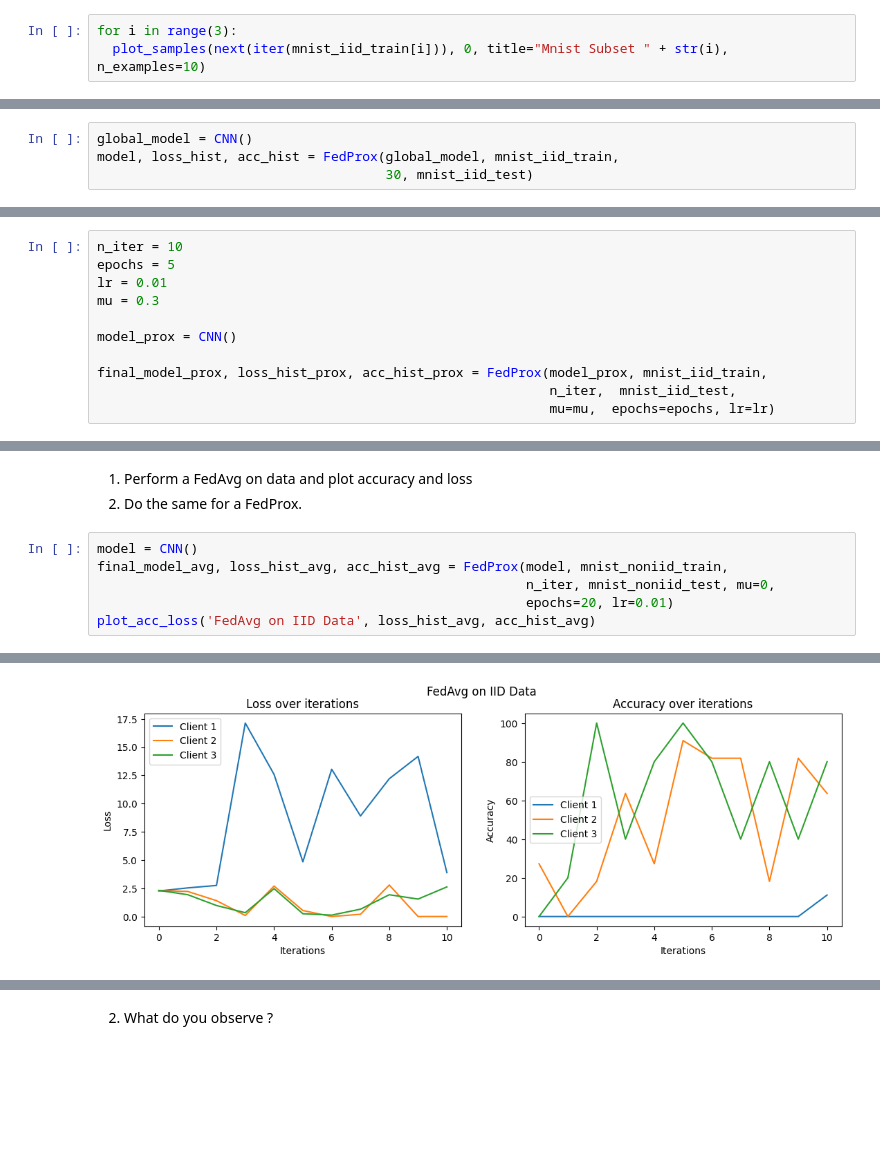
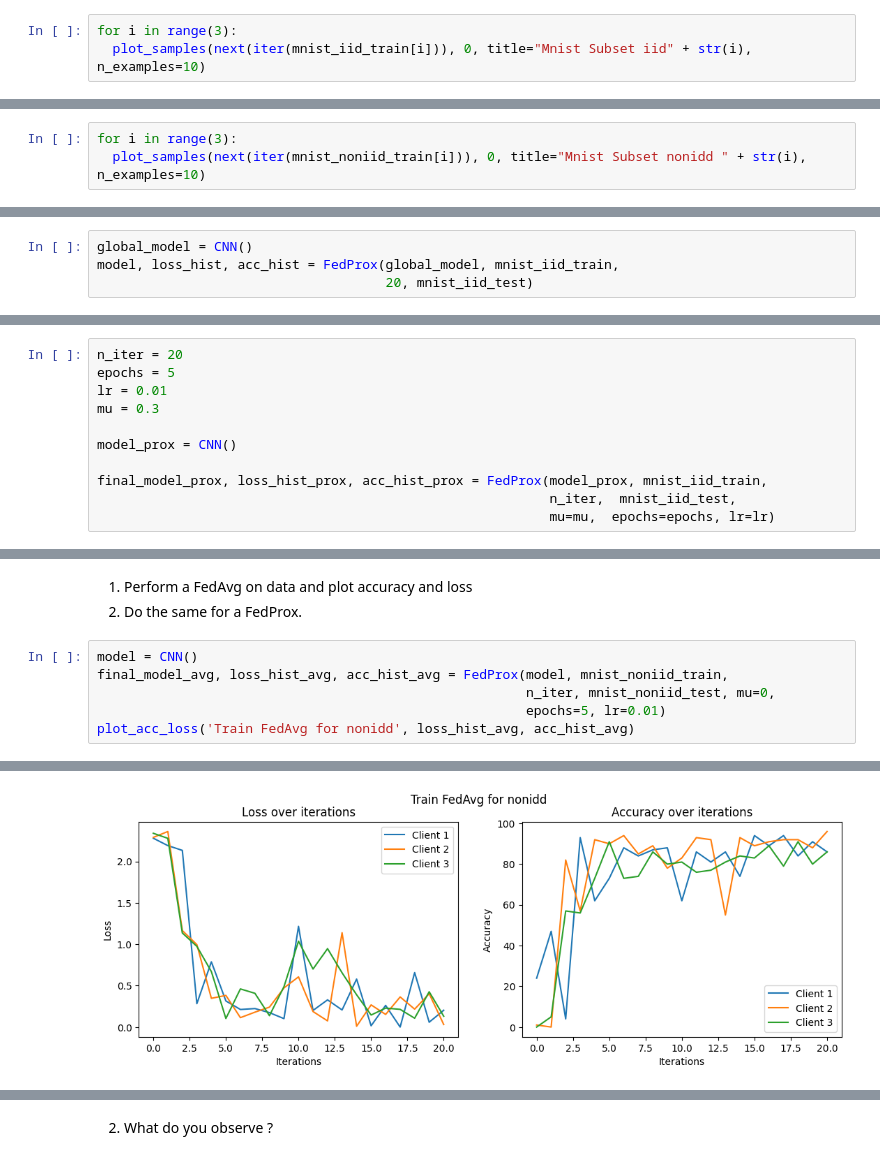
Before and after one commit to Ekliipce/Machine-Learning-for-Biomedical, a Jupyter notebook: federated_learning/Federated_Learning_etudiants.ipynb, the cells around one changed output, grey strips where cells are left out. Drawn from its saved outputs; the diff is of its cells as text; blank space fills up the shorter version.

```diff
--- a/federated_learning/Federated_Learning_etudiants.ipynb
+++ b/federated_learning/Federated_Learning_etudiants.ipynb
@@ -206,5 +191,5 @@ def plot_samples(data, channel:int, title=None, plot_name="", n_examples =20):
     plt.tight_layout()
 # %%
 for i in range(3):
-  plot_samples(next(iter(mnist_iid_train[i])), 0, title="Mnist Subset " + str(i),  n_examples=10)
+  plot_samples(next(iter(mnist_iid_train[i])), 0, title="Mnist Subset iid" + str(i),  n_examples=10)
 # %% [output]
@@ -225,0 +207,3 @@ plot_samples(next(iter(mnist_noniid_train[0])), 0, n_examples=5)
+# %%
+for i in range(3):
+  plot_samples(next(iter(mnist_noniid_train[i])), 0, title="Mnist Subset nonidd " + str(i),  n_examples=10)
@@ -496,6 +484,6 @@ def FedProx(model, training_sets:list, n_iter:int, testing_sets:list, mu=0,
 # %%
 global_model = CNN()
 model, loss_hist, acc_hist = FedProx(global_model, mnist_iid_train,
-                                     30, mnist_iid_test)
+                                     20, mnist_iid_test)
 # %% [output]
 Clients' weights: [0.3333333333333333, 0.3333333333333333, 0.3333333333333333]
@@ -551,7 +539,7 @@ plot_acc_loss("Title", loss_hist, acc_hist)
 3) Do the same as for 1) and 2).
 You can take 2 local epochs, a learning rate of 0.1, mu = 0.3 and 10 iterations.
 # %%
-n_iter = 10
+n_iter = 20
 epochs = 5
 lr = 0.01
 mu = 0.3
@@ -589,6 +582,6 @@ plot_acc_loss("", loss_hist_prox, acc_hist_prox)
 model = CNN()
 final_model_avg, loss_hist_avg, acc_hist_avg = FedProx(model, mnist_noniid_train,
                                                        n_iter, mnist_noniid_test, mu=0,
-                                                       epochs=20, lr=0.01)
-plot_acc_loss('FedAvg on IID Data', loss_hist_avg, acc_hist_avg)
+                                                       epochs=5, lr=0.01)
+plot_acc_loss('Train FedAvg for nonidd', loss_hist_avg, acc_hist_avg)
 # %% [output]
@@ -607 +605 @@ Clients' weights: [0.2, 0.4, 0.4]
-[figure, old version]
+[figure, new version]
```
Also changed, not shown: parts of 28 cells of this notebook.
